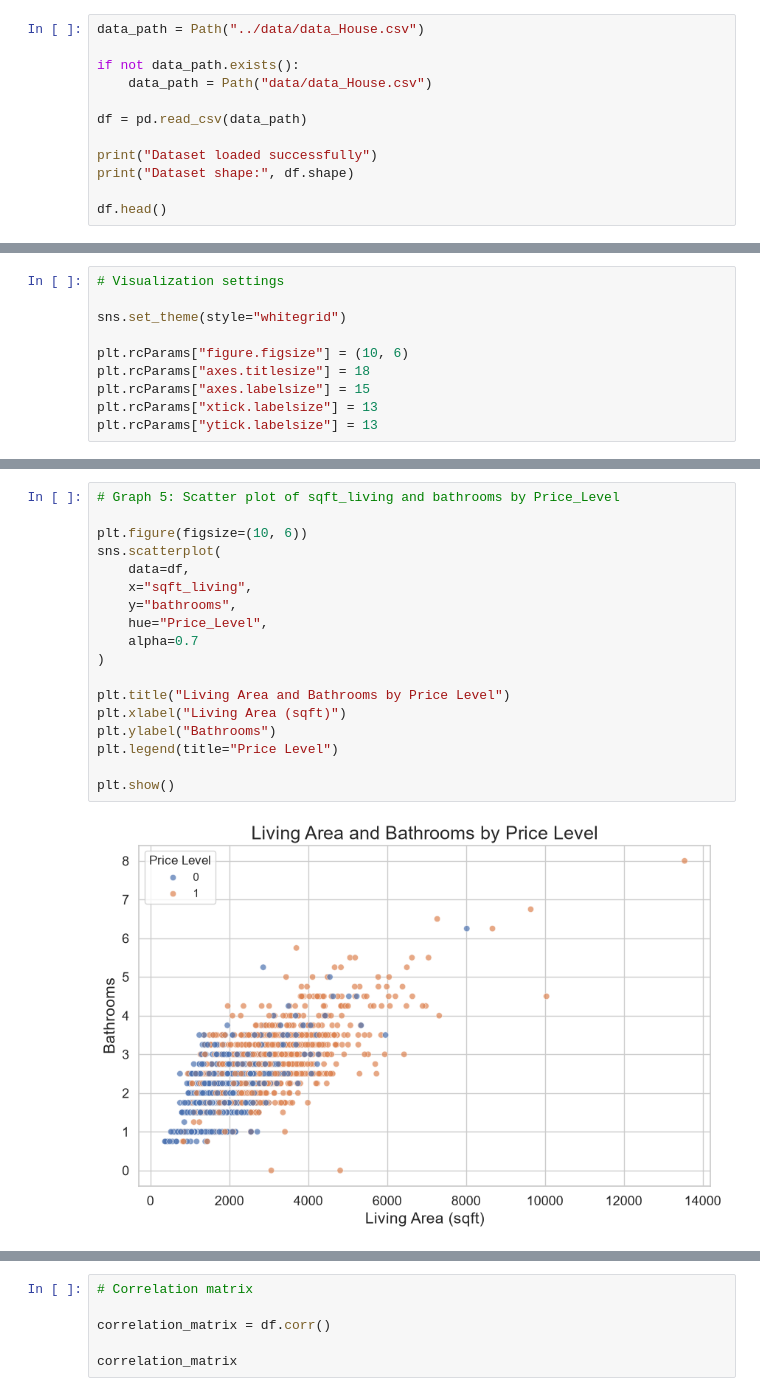
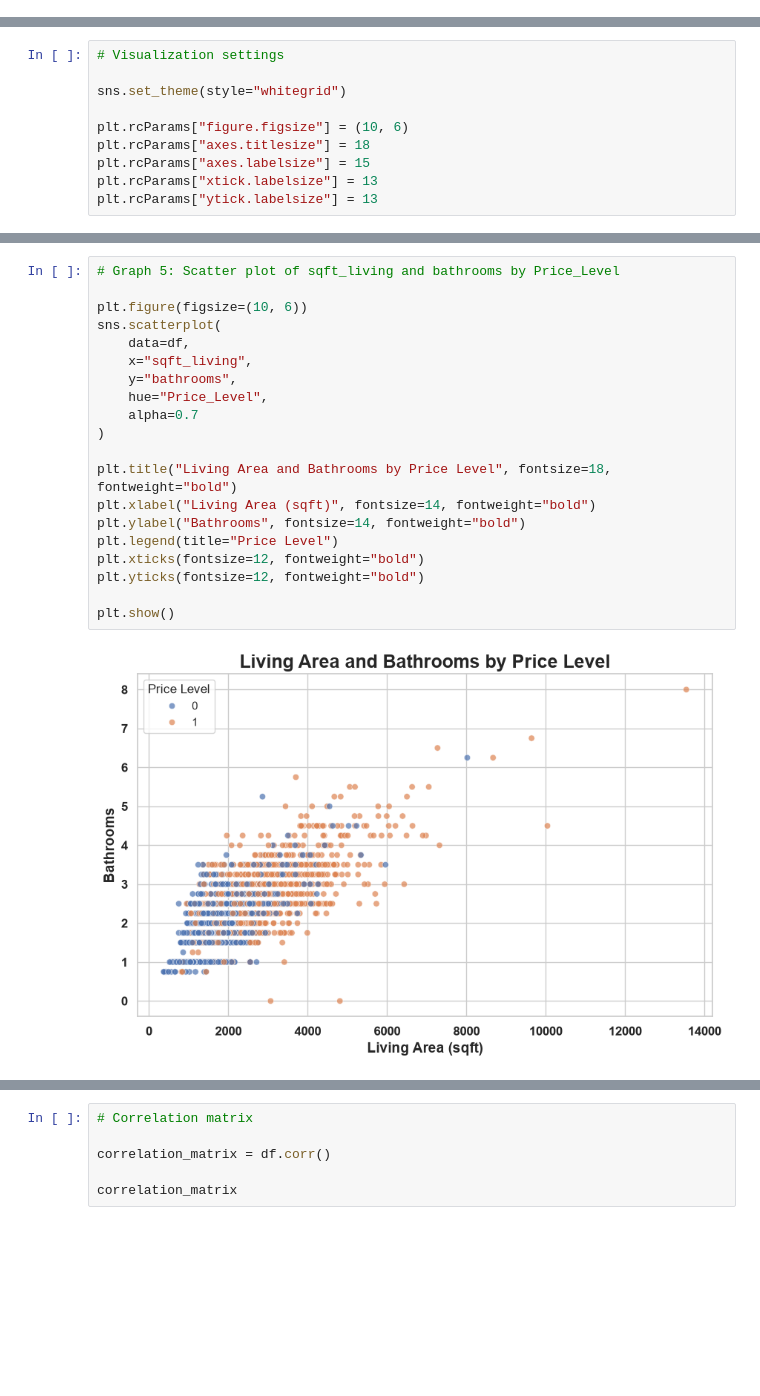
Before and after one commit to MhmdRayanm7/House-Price-Prediction-ML, a Jupyter notebook: notebooks/House_Price_Project.ipynb, the cells around one changed output, grey strips where cells are left out. Drawn from its saved outputs; the diff is of its cells as text; blank space fills up the shorter version.

```diff
--- a/notebooks/House_Price_Project.ipynb
+++ b/notebooks/House_Price_Project.ipynb
@@ -200,15 +216,3 @@ Libraries imported successfully
 </p>
 
 </div>
-# %%
-data_path = Path("../data/data_House.csv")
-
-if not data_path.exists():
-    data_path = Path("data/data_House.csv")
-
-df = pd.read_csv(data_path)
-
-print("Dataset loaded successfully")
-print("Dataset shape:", df.shape)
-
-df.head()
@@ -796,21 +582,23 @@ plt.show()
 # %%
 # Graph 5: Scatter plot of sqft_living and bathrooms by Price_Level
 
 plt.figure(figsize=(10, 6))
 sns.scatterplot(
     data=df,
     x="sqft_living",
     y="bathrooms",
     hue="Price_Level",
     alpha=0.7
 )
 
-plt.title("Living Area and Bathrooms by Price Level")
-plt.xlabel("Living Area (sqft)")
-plt.ylabel("Bathrooms")
+plt.title("Living Area and Bathrooms by Price Level", fontsize=18, fontweight="bold")
+plt.xlabel("Living Area (sqft)", fontsize=14, fontweight="bold")
+plt.ylabel("Bathrooms", fontsize=14, fontweight="bold")
 plt.legend(title="Price Level")
+plt.xticks(fontsize=12, fontweight="bold")
+plt.yticks(fontsize=12, fontweight="bold")
 
 plt.show()
 # %% [output]
-[figure, old version]
+[figure, new version]
 # %% [markdown]
```
Also changed, not shown: parts of 54 cells of this notebook.
